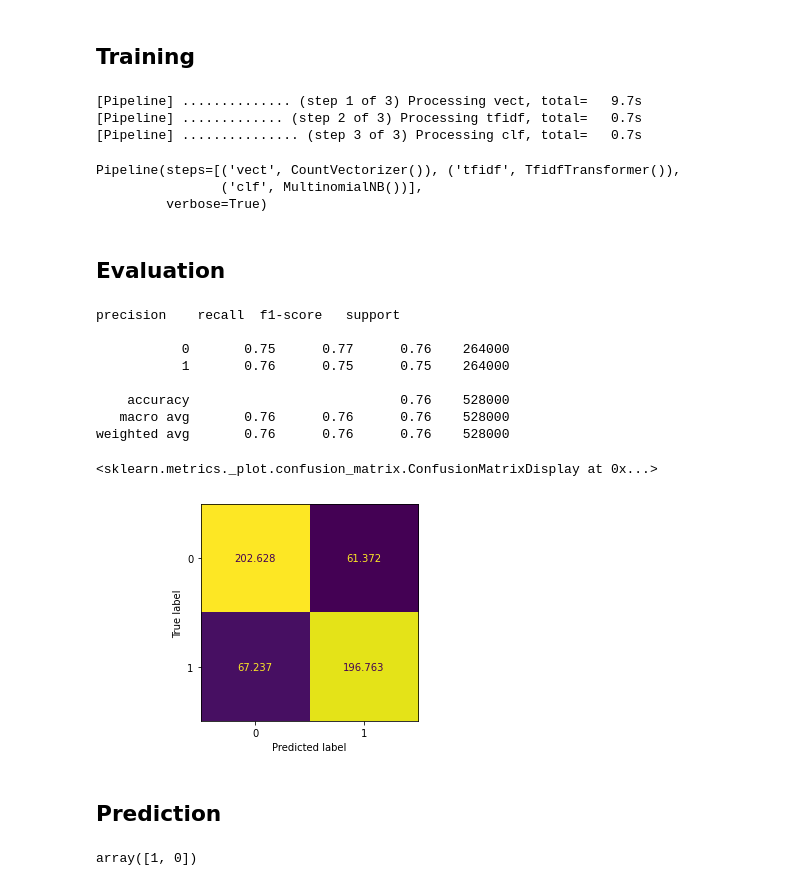
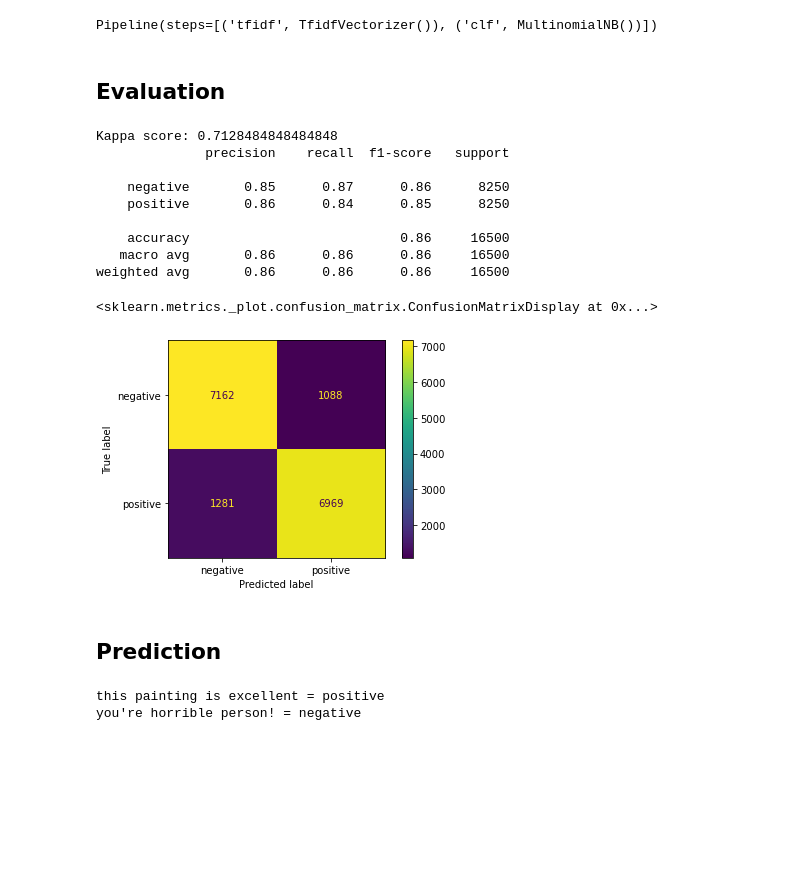
Before and after one commit to Kodesiana/book-ml-python, a Jupyter notebook: jupyter/sentiment-analysis_nb.ipynb, the cells around one changed output. Cells and saved outputs as stored; diff of their text form; code cells hidden in the pictures; blank space fills up the shorter version.

```diff
--- a/jupyter/sentiment-analysis_nb.ipynb
+++ b/jupyter/sentiment-analysis_nb.ipynb
@@ -84 +119,10 @@ df["target"].value_counts().plot(kind="bar")
+# %%
+# Membagi data latih dan uji
+X_train, X_test, y_train, y_test = train_test_split(X, y, test_size=0.33, random_state=42, stratify=y)
+# %%
+# Fungsi untuk mengubah id 4 menjadi 1 dan sisanya 0
+lb = LabelEncoder()
+
+y_train = lb.fit_transform(y_train)
+y_test = lb.transform(y_test)
 # %% [markdown]
@@ -152,52 +130,50 @@ freqdist.plot(20, cumulative=False)
-# %%
-# Membagi data latih dan uji
-X_train, X_test, y_train, y_test = train_test_split(texts, targets, test_size=0.33, random_state=42, stratify=targets)
-# %% [markdown]
-## Training
 # %%
 # Membuat model
-pipelines = [('vect', CountVectorizer()),
-             ('tfidf', TfidfTransformer()),
-             ('clf', MultinomialNB())]
-classifier = Pipeline(pipelines, verbose=True)
+classifier = Pipeline([
+    ('tfidf', TfidfVectorizer(use_idf=True)),
+    ('clf', MultinomialNB())
+])
+
 classifier.fit(X_train, y_train)
 # %% [output]
-[Pipeline] .............. (step 1 of 3) Processing vect, total=   9.7s
-[Pipeline] ............. (step 2 of 3) Processing tfidf, total=   0.7s
-[Pipeline] ............... (step 3 of 3) Processing clf, total=   0.7s
+Pipeline(steps=[('tfidf', TfidfVectorizer()), ('clf', MultinomialNB())])
-Pipeline(steps=[('vect', CountVectorizer()), ('tfidf', TfidfTransformer()),
-                ('clf', MultinomialNB())],
-         verbose=True)
 # %% [markdown]
 ## Evaluation
 # %%
 # Melakukan prediksi menggunakan data uji
 y_pred = classifier.predict(X_test)
-print(classification_report(y_test, y_pred))
+
+print("Kappa score:", cohen_kappa_score(y_test, y_pred))
+print(classification_report(y_test, y_pred, target_names=lb.classes_))
 # %% [output]
-precision    recall  f1-score   support
+Kappa score: 0.7128484848484848
+              precision    recall  f1-score   support
 
-           0       0.75      0.77      0.76    264000
-           1       0.76      0.75      0.75    264000
+    negative       0.85      0.87      0.86      8250
+    positive       0.86      0.84      0.85      8250
 
-    accuracy                           0.76    528000
-   macro avg       0.76      0.76      0.76    528000
-weighted avg       0.76      0.76      0.76    528000
+    accuracy                           0.86     16500
+   macro avg       0.86      0.86      0.86     16500
+weighted avg       0.86      0.86      0.86     16500
 # %%
 # Membuat confusion matrix
-cm = confusion_matrix(y_test, y_pred)
-ConfusionMatrixDisplay(cm).plot(values_format='n')
+ConfusionMatrixDisplay.from_predictions(y_test, y_pred, display_labels=lb.classes_)
 # %% [output]
 <sklearn.metrics._plot.confusion_matrix.ConfusionMatrixDisplay at 0x...>
-[figure, old version]
+[figure, new version]
 # %% [markdown]
 ## Prediction
 # %%
 # Lakukan pediksi satu kalimat
-pred_text = ["this tweet is really good", "this tweet is really horrible"]
+pred_text = ["this painting is excellent", "you're horrible person!"]
 pred_input = [preprocess_text(x) for x in pred_text]
+
+# Prediksi kelas
+predictions = classifier.predict(pred_input)
+predictions_classes = lb.inverse_transform(predictions)
+
+for text, sentiment in zip(pred_text, predictions_classes):
+    print(text, "=", sentiment)
+# %% [output]
+this painting is excellent = positive
+you're horrible person! = negative
-# %%
-# Prediksi kelas
-classifier.predict(pred_input)
-# %% [output]
-array([1, 0])
```
Also changed, not shown: parts of 19 cells of this notebook.
